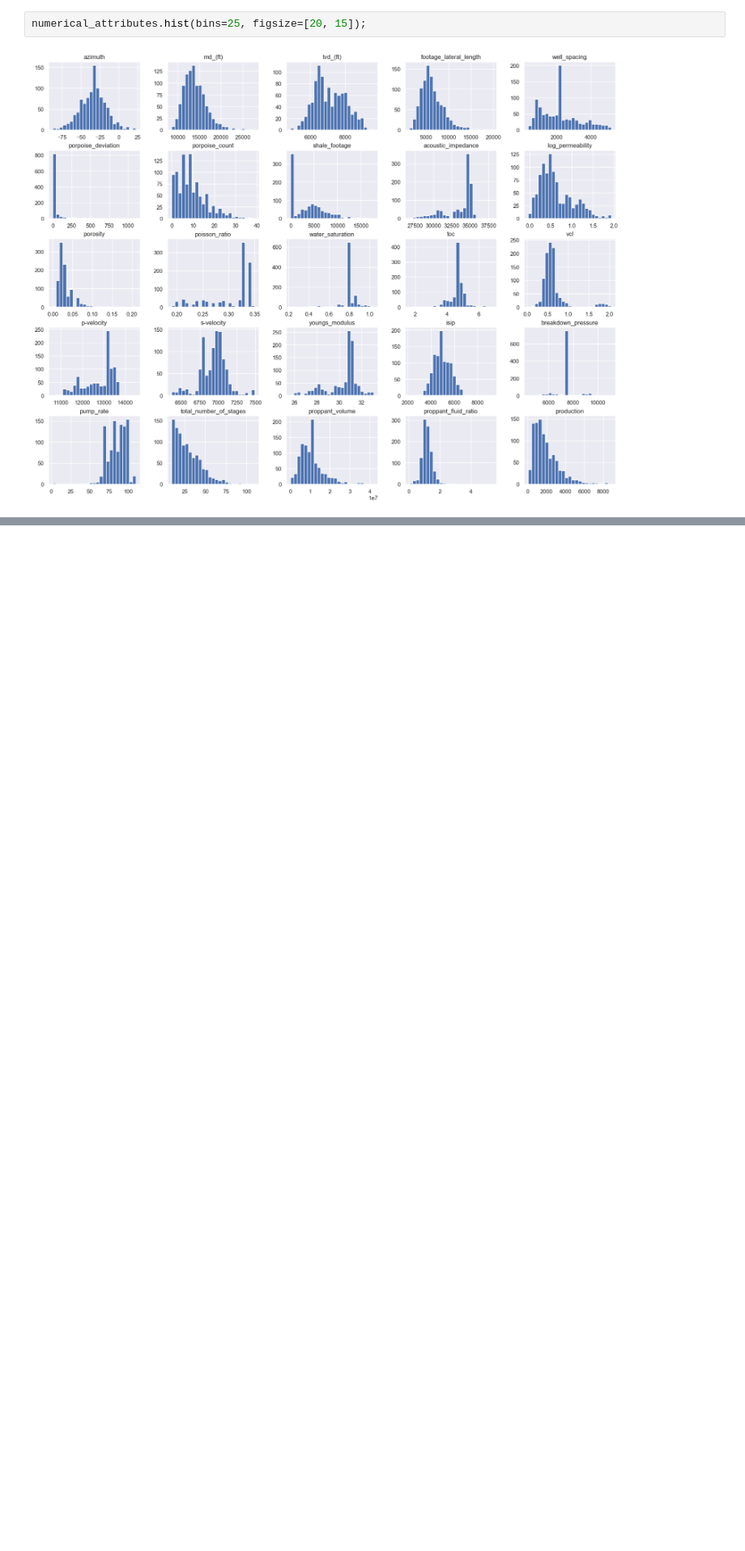
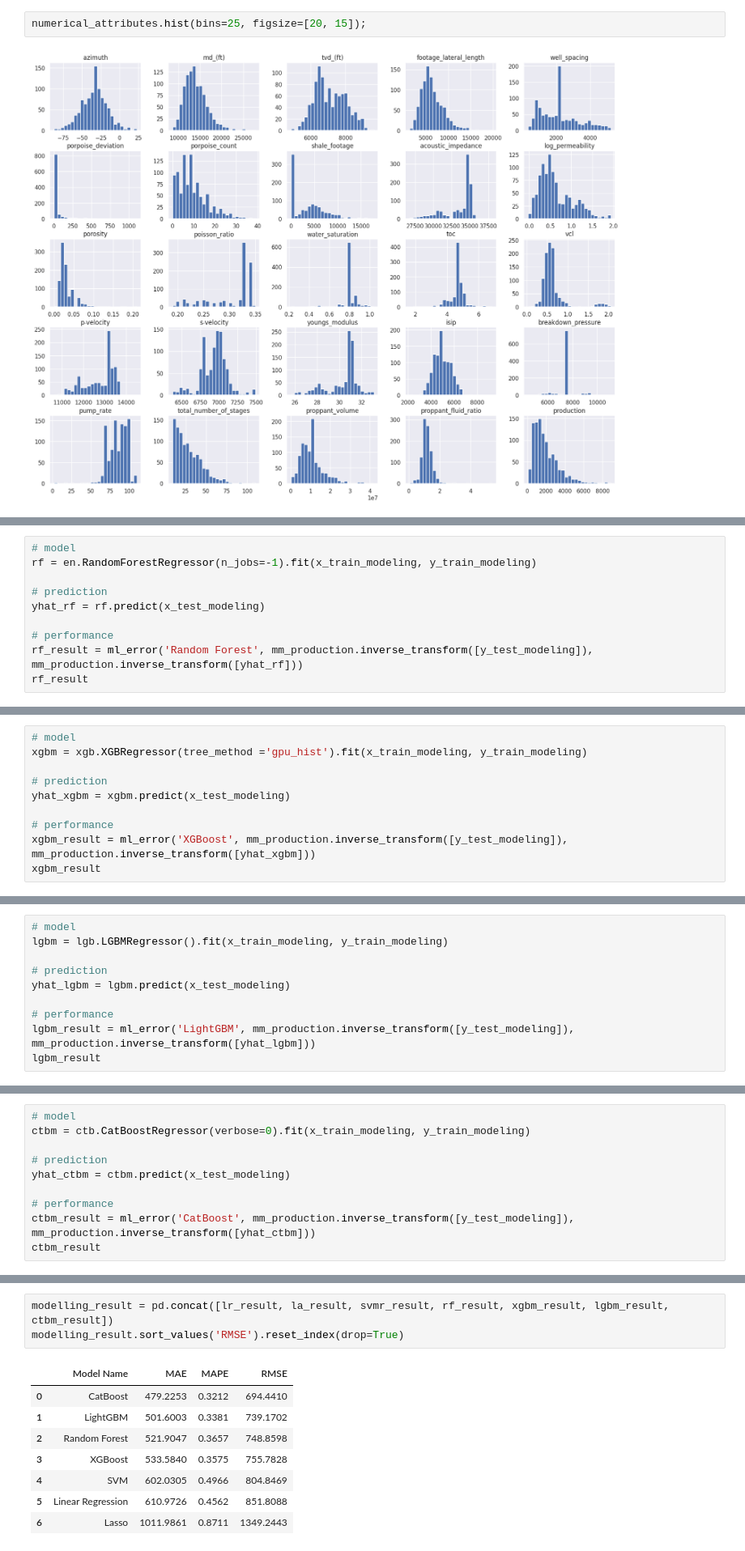
Before and after one commit to m4theus4ndr4de/regression-oil-production-prediction, a Jupyter notebook: notebook/production_prediction.ipynb, the cells around one changed output, grey strips where cells are left out. Shown at 81% size. Drawn from its saved outputs; the diff is of its cells as text; blank space fills up the shorter version.

```diff
--- a/notebook/production_prediction.ipynb
+++ b/notebook/production_prediction.ipynb
@@ -562,0 +948,10 @@ pickle.dump(mm_production, open('../feature_transformation/mm_production.pkl', '
+# %%
+# model
+rf = en.RandomForestRegressor(n_jobs=-1).fit(x_train_modeling, y_train_modeling)
+
+# prediction
+yhat_rf = rf.predict(x_test_modeling)
+
+# performance
+rf_result = ml_error('Random Forest', mm_production.inverse_transform([y_test_modeling]), mm_production.inverse_transform([yhat_rf]))
+rf_result
@@ -562,0 +963,10 @@ pickle.dump(mm_production, open('../feature_transformation/mm_production.pkl', '
+# %%
+# model
+xgbm = xgb.XGBRegressor(tree_method ='gpu_hist').fit(x_train_modeling, y_train_modeling)
+
+# prediction
+yhat_xgbm = xgbm.predict(x_test_modeling)
+
+# performance
+xgbm_result = ml_error('XGBoost', mm_production.inverse_transform([y_test_modeling]), mm_production.inverse_transform([yhat_xgbm]))
+xgbm_result
@@ -562,0 +978,10 @@ pickle.dump(mm_production, open('../feature_transformation/mm_production.pkl', '
+# %%
+# model
+lgbm = lgb.LGBMRegressor().fit(x_train_modeling, y_train_modeling)
+
+# prediction
+yhat_lgbm = lgbm.predict(x_test_modeling)
+
+# performance
+lgbm_result = ml_error('LightGBM', mm_production.inverse_transform([y_test_modeling]), mm_production.inverse_transform([yhat_lgbm]))
+lgbm_result
@@ -562,0 +993,10 @@ pickle.dump(mm_production, open('../feature_transformation/mm_production.pkl', '
+# %%
+# model
+ctbm = ctb.CatBoostRegressor(verbose=0).fit(x_train_modeling, y_train_modeling)
+
+# prediction
+yhat_ctbm = ctbm.predict(x_test_modeling)
+
+# performance
+ctbm_result = ml_error('CatBoost', mm_production.inverse_transform([y_test_modeling]), mm_production.inverse_transform([yhat_ctbm]))
+ctbm_result
@@ -562,0 +1010,12 @@ pickle.dump(mm_production, open('../feature_transformation/mm_production.pkl', '
+# %%
+modelling_result = pd.concat([lr_result, la_result, svmr_result, rf_result, xgbm_result, lgbm_result, ctbm_result])
+modelling_result.sort_values('RMSE').reset_index(drop=True)
+# %% [output]
+|  | Model Name | MAE | MAPE | RMSE |
+| 0 | CatBoost | 479.2253 | 0.3212 | 694.4410 |
+| 1 | LightGBM | 501.6003 | 0.3381 | 739.1702 |
+| 2 | Random Forest | 521.9047 | 0.3657 | 748.8598 |
+| 3 | XGBoost | 533.5840 | 0.3575 | 755.7828 |
+| 4 | SVM | 602.0305 | 0.4966 | 804.8469 |
+| 5 | Linear Regression | 610.9726 | 0.4562 | 851.8088 |
+| 6 | Lasso | 1011.9861 | 0.8711 | 1349.2443 |
```
Also changed, not shown: parts of 48 cells of this notebook, 34 other files.
